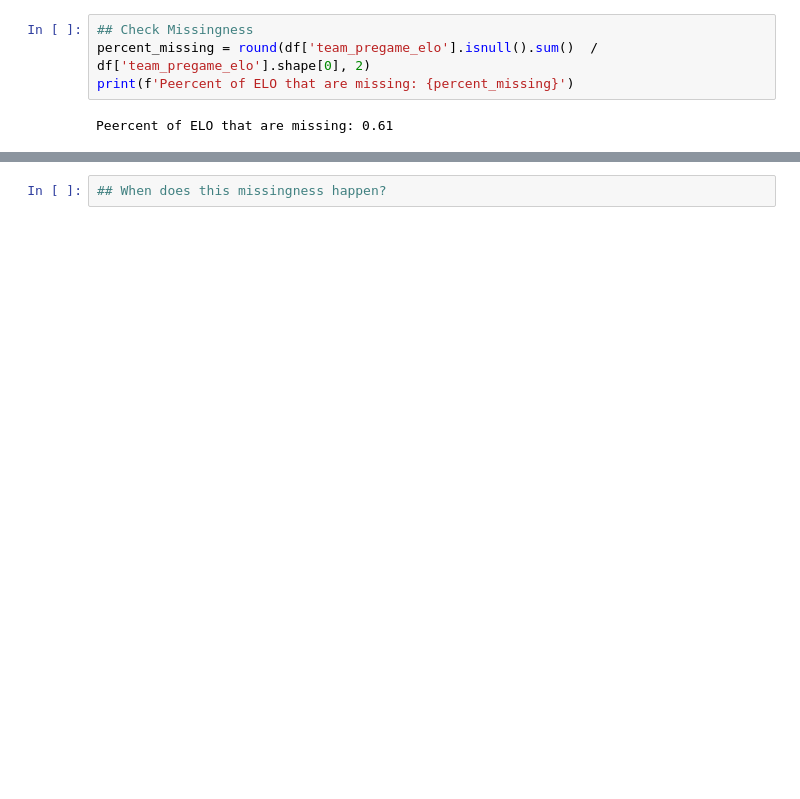
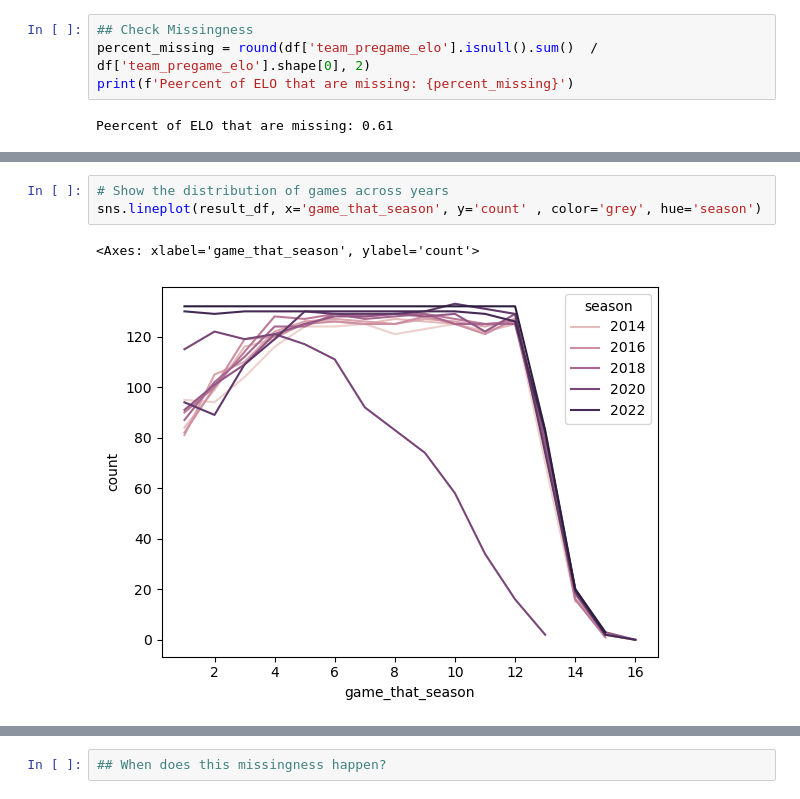
Before and after one commit to aserban13/SIADS593-MilestoneI, a Jupyter notebook: notebooks/2_data_cleaning.ipynb, the cells around one changed output, grey strips where cells are left out. Drawn from its saved outputs; the diff is of its cells as text; blank space fills up the shorter version.

```diff
--- a/notebooks/2_data_cleaning.ipynb
+++ b/notebooks/2_data_cleaning.ipynb
@@ -85,0 +118,6 @@ Peercent of ELO that are missing: 0.61
+# %%
+# Show the distribution of games across years
+sns.lineplot(result_df, x='game_that_season', y='count' , color='grey', hue='season')
+# %% [output]
+<Axes: xlabel='game_that_season', ylabel='count'>
+[figure, added]
```
Also changed, not shown: parts of 12 cells of this notebook.
